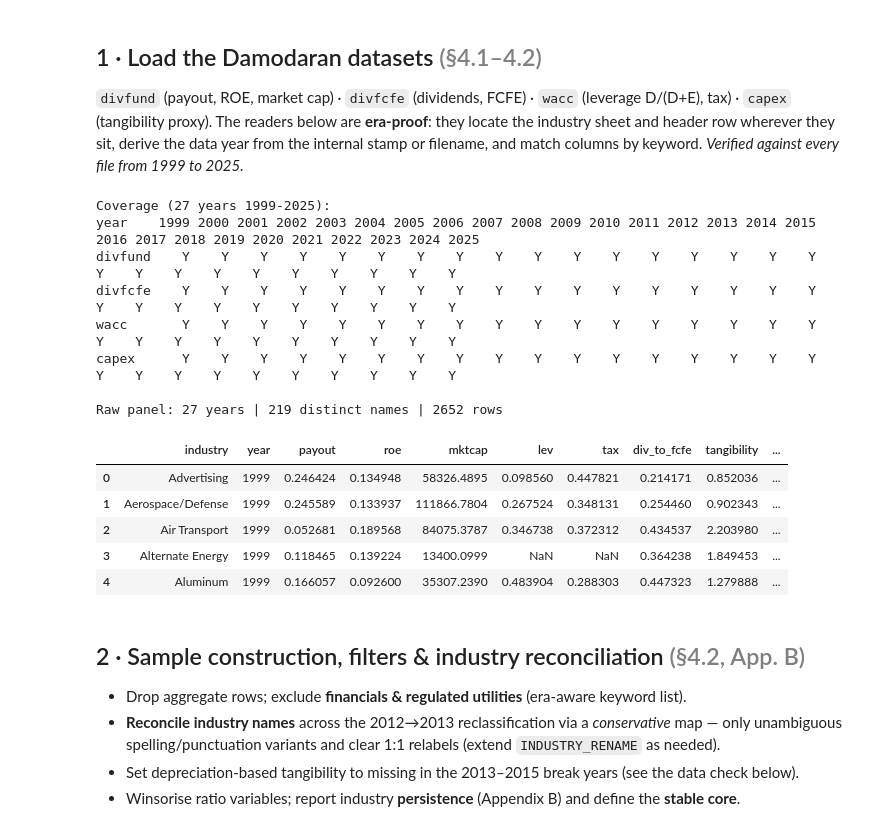
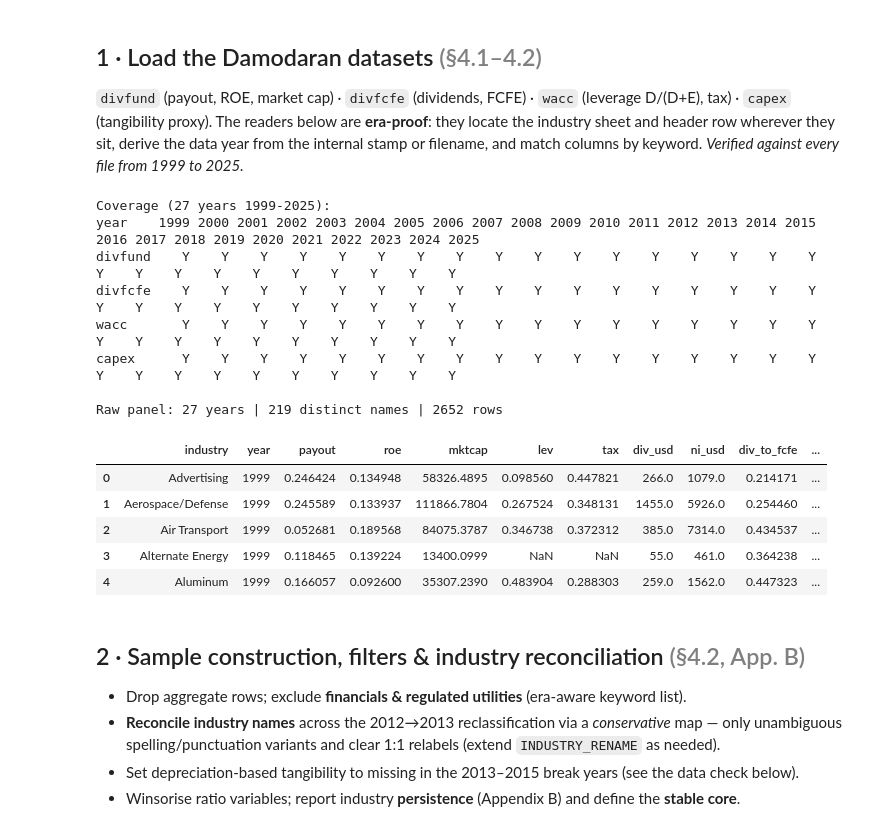
Before and after one commit to MilanKalajdzic/Master-Thesis, a Jupyter notebook: thesis_analysis.ipynb, the cells around one changed output. Drawn from its saved outputs; the diff is of its cells as text; code cells hidden in the pictures.

```diff
--- a/thesis_analysis.ipynb
+++ b/thesis_analysis.ipynb
@@ -205,6 +206,10 @@ def load_year(year):
         dcol, fcol = pick_div(fc), pick_fcfe(fc)
         tot, ni = pick(fc, "dividends", "buyback"), pick(fc, "net income")
         f = pd.DataFrame({"industry": fc["industry"]})
+        if dcol:
+            f["div_usd"] = pd.to_numeric(fc[dcol], errors="coerce")   # $m, used for checks and §8b
+        if ni:
+            f["ni_usd"] = pd.to_numeric(fc[ni], errors="coerce")
         if dcol and fcol:
             f["div_to_fcfe"] = (pd.to_numeric(fc[dcol], errors="coerce")
                                 / pd.to_numeric(fc[fcol], errors="coerce").replace(0, np.nan))
@@ -212,39 +217,39 @@ def load_year(year):
             f["totpayout_ni"] = (pd.to_numeric(fc[tot], errors="coerce")
                                  / pd.to_numeric(fc[ni], errors="coerce").replace(0, np.nan))
         out = out.merge(f, on="industry", how="left")
     if year in SOURCES["capex"]:
         cx = read_industry_sheet(SOURCES["capex"][year])
         out = out.merge(pd.DataFrame({"industry": cx["industry"], "tangibility": _tangibility(cx)}),
                         on="industry", how="left")
     return out
 
 SOURCES = {t: discover_sources(t) for t in ["divfund", "divfcfe", "wacc", "capex"]}
 all_years = sorted(set().union(*[set(v) for v in SOURCES.values()]))
 grid = pd.DataFrame({t: ["Y" if y in SOURCES[t] else "." for y in all_years] for t in SOURCES},
                     index=all_years)
 grid.index.name = "year"
 print(f"Coverage ({len(all_years)} years {min(all_years)}-{max(all_years)}):")
 print(grid.T.to_string())
 
 years = sorted(set(SOURCES["divfund"]) & set(SOURCES["wacc"]))
 raw = pd.concat([load_year(y) for y in years], ignore_index=True)
 print(f"\nRaw panel: {len(years)} years | {raw['industry'].nunique()} distinct names | {len(raw)} rows")
 raw.head()
 # %% [output]
 Coverage (27 years 1999-2025):
 year    1999 2000 2001 2002 2003 2004 2005 2006 2007 2008 2009 2010 2011 2012 2013 2014 2015 2016 2017 2018 2019 2020 2021 2022 2023 2024 2025
 divfund    Y    Y    Y    Y    Y    Y    Y    Y    Y    Y    Y    Y    Y    Y    Y    Y    Y    Y    Y    Y    Y    Y    Y    Y    Y    Y    Y
 divfcfe    Y    Y    Y    Y    Y    Y    Y    Y    Y    Y    Y    Y    Y    Y    Y    Y    Y    Y    Y    Y    Y    Y    Y    Y    Y    Y    Y
 wacc       Y    Y    Y    Y    Y    Y    Y    Y    Y    Y    Y    Y    Y    Y    Y    Y    Y    Y    Y    Y    Y    Y    Y    Y    Y    Y    Y
 capex      Y    Y    Y    Y    Y    Y    Y    Y    Y    Y    Y    Y    Y    Y    Y    Y    Y    Y    Y    Y    Y    Y    Y    Y    Y    Y    Y
 
 Raw panel: 27 years | 219 distinct names | 2652 rows
-|  | industry | year | payout | roe | mktcap | lev | tax | div_to_fcfe | tangibility | ... |
-| 0 | Advertising | 1999 | 0.246424 | 0.134948 | 58326.4895 | 0.098560 | 0.447821 | 0.214171 | 0.852036 | ... |
-| 1 | Aerospace/Defense | 1999 | 0.245589 | 0.133937 | 111866.7804 | 0.267524 | 0.348131 | 0.254460 | 0.902343 | ... |
-| 2 | Air Transport | 1999 | 0.052681 | 0.189568 | 84075.3787 | 0.346738 | 0.372312 | 0.434537 | 2.203980 | ... |
-| 3 | Alternate Energy | 1999 | 0.118465 | 0.139224 | 13400.0999 | NaN | NaN | 0.364238 | 1.849453 | ... |
-| 4 | Aluminum | 1999 | 0.166057 | 0.092600 | 35307.2390 | 0.483904 | 0.288303 | 0.447323 | 1.279888 | ... |
+|  | industry | year | payout | roe | mktcap | lev | tax | div_usd | ni_usd | div_to_fcfe | ... |
+| 0 | Advertising | 1999 | 0.246424 | 0.134948 | 58326.4895 | 0.098560 | 0.447821 | 266.0 | 1079.0 | 0.214171 | ... |
+| 1 | Aerospace/Defense | 1999 | 0.245589 | 0.133937 | 111866.7804 | 0.267524 | 0.348131 | 1455.0 | 5926.0 | 0.254460 | ... |
+| 2 | Air Transport | 1999 | 0.052681 | 0.189568 | 84075.3787 | 0.346738 | 0.372312 | 385.0 | 7314.0 | 0.434537 | ... |
+| 3 | Alternate Energy | 1999 | 0.118465 | 0.139224 | 13400.0999 | NaN | NaN | 55.0 | 461.0 | 0.364238 | ... |
+| 4 | Aluminum | 1999 | 0.166057 | 0.092600 | 35307.2390 | 0.483904 | 0.288303 | 259.0 | 1562.0 | 0.447323 | ... |
 # %% [markdown]
 ## 2 · Sample construction, filters & industry reconciliation  <span style="color:gray">(§4.2, App. B)</span>
 
```
Also changed, not shown: parts of 7 cells of this notebook, 4 other files.
